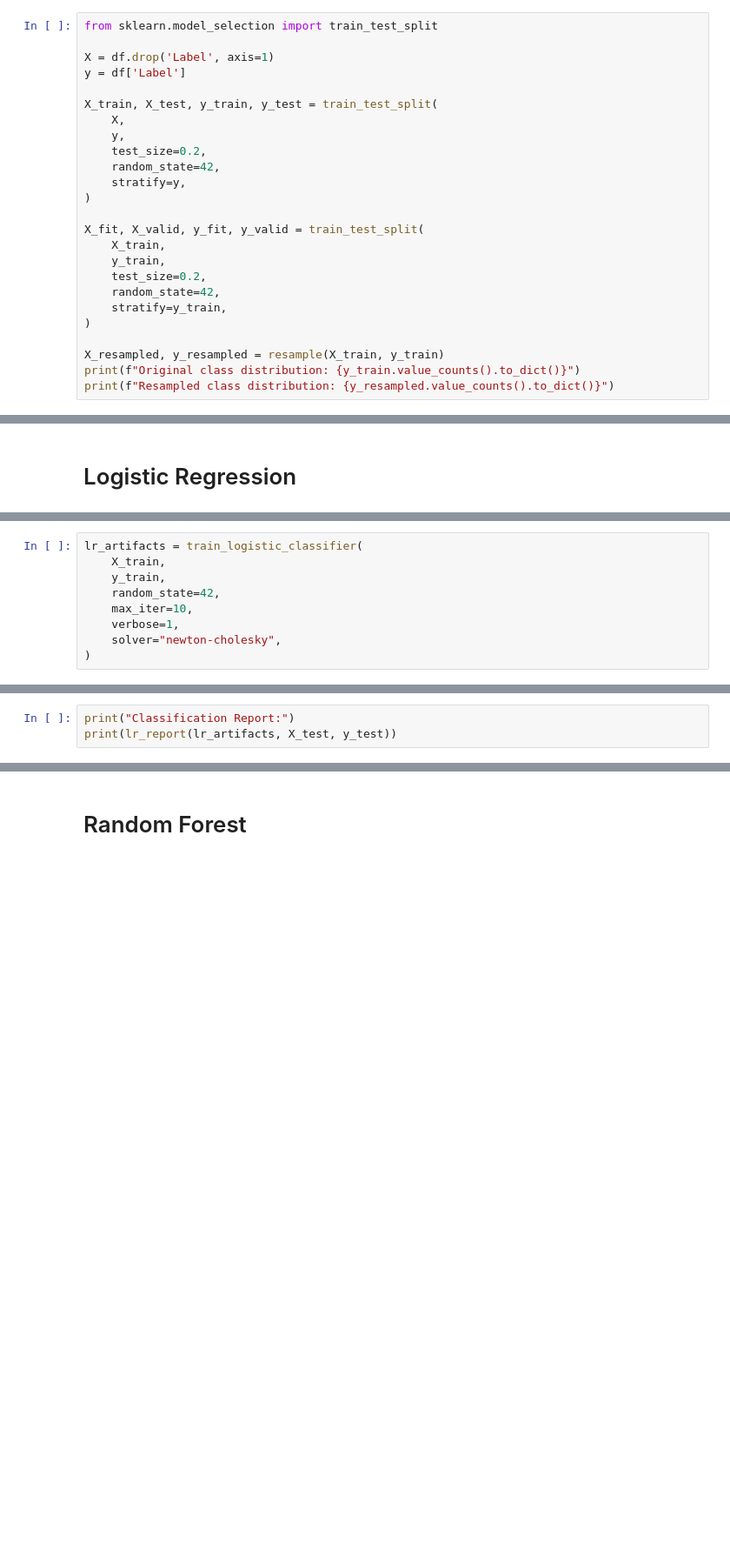
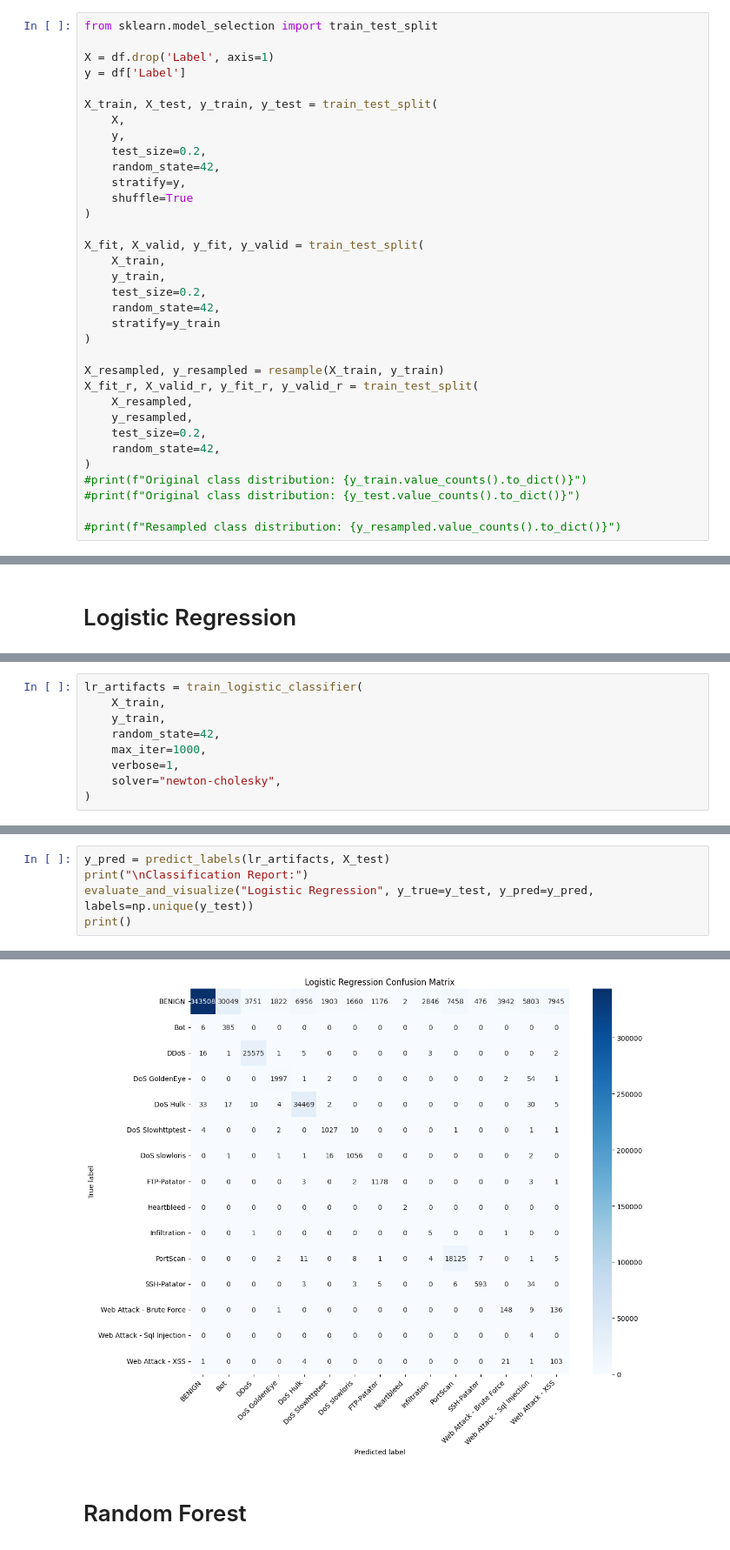
Before and after one commit to levipare/cs3540-final, a Jupyter notebook: test.ipynb, the cells around one changed output, grey strips where cells are left out. Shown at 87% size. Drawn from its saved outputs; the diff is of its cells as text; blank space fills up the shorter version.

```diff
--- a/test.ipynb
+++ b/test.ipynb
@@ -58,6 +58,7 @@ X_train, X_test, y_train, y_test = train_test_split(
     test_size=0.2,
     random_state=42,
     stratify=y,
+    shuffle=True
 )
 
 X_fit, X_valid, y_fit, y_valid = train_test_split(
@@ -65,12 +66,20 @@ X_fit, X_valid, y_fit, y_valid = train_test_split(
     y_train,
     test_size=0.2,
     random_state=42,
-    stratify=y_train,
+    stratify=y_train
 )
 
 X_resampled, y_resampled = resample(X_train, y_train)
-print(f"Original class distribution: {y_train.value_counts().to_dict()}")
-print(f"Resampled class distribution: {y_resampled.value_counts().to_dict()}")
+X_fit_r, X_valid_r, y_fit_r, y_valid_r = train_test_split(
+    X_resampled,
+    y_resampled,
+    test_size=0.2,
+    random_state=42,
+)
+#print(f"Original class distribution: {y_train.value_counts().to_dict()}")
+#print(f"Original class distribution: {y_test.value_counts().to_dict()}")
+
+#print(f"Resampled class distribution: {y_resampled.value_counts().to_dict()}")
 # %% [output]
 Resampled class distribution:
 Label
@@ -104,7 +111,7 @@ lr_artifacts = train_logistic_classifier(
     X_train,
     y_train,
     random_state=42,
-    max_iter=10,
+    max_iter=1000,
     verbose=1,
     solver="newton-cholesky",
 )
@@ -129,5 +136,7 @@ Newton iter=10
 # %%
-print("Classification Report:")
-print(lr_report(lr_artifacts, X_test, y_test))
+y_pred = predict_labels(lr_artifacts, X_test)
+print("\nClassification Report:")
+evaluate_and_visualize("Logistic Regression", y_true=y_test, y_pred=y_pred, labels=np.unique(y_test))
+print()
 # %% [output]
 Classification Report:
@@ -150,3 +159,4 @@ Classification Report:
+[figure, added]
 # %% [markdown]
 # Random Forest
 # %%
```
Also changed, not shown: parts of 16 cells of this notebook, 3 other files.
